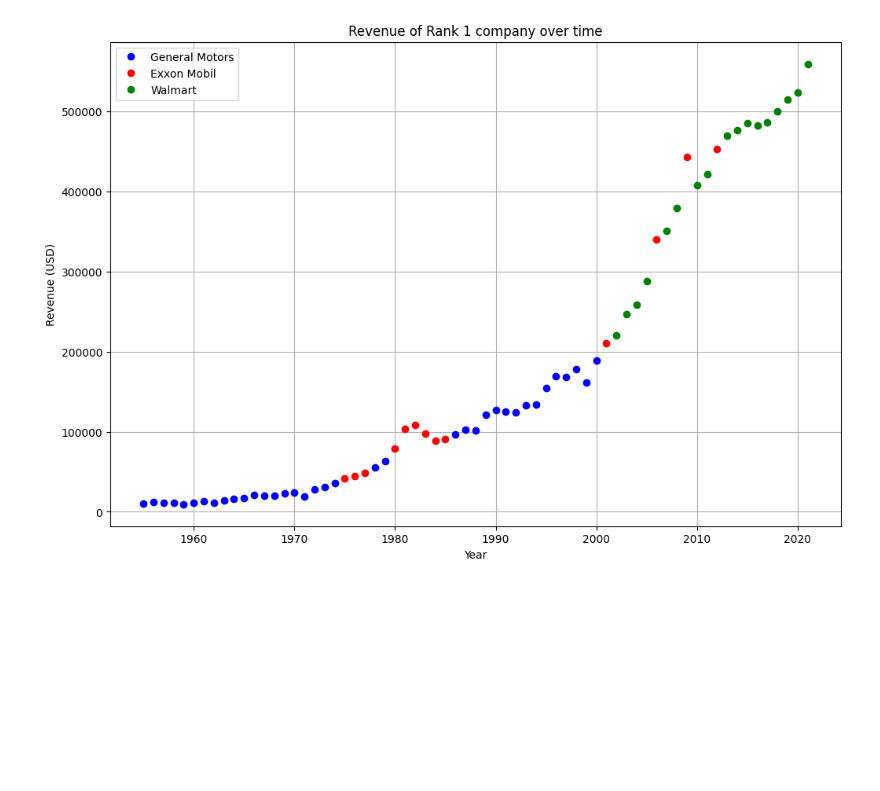
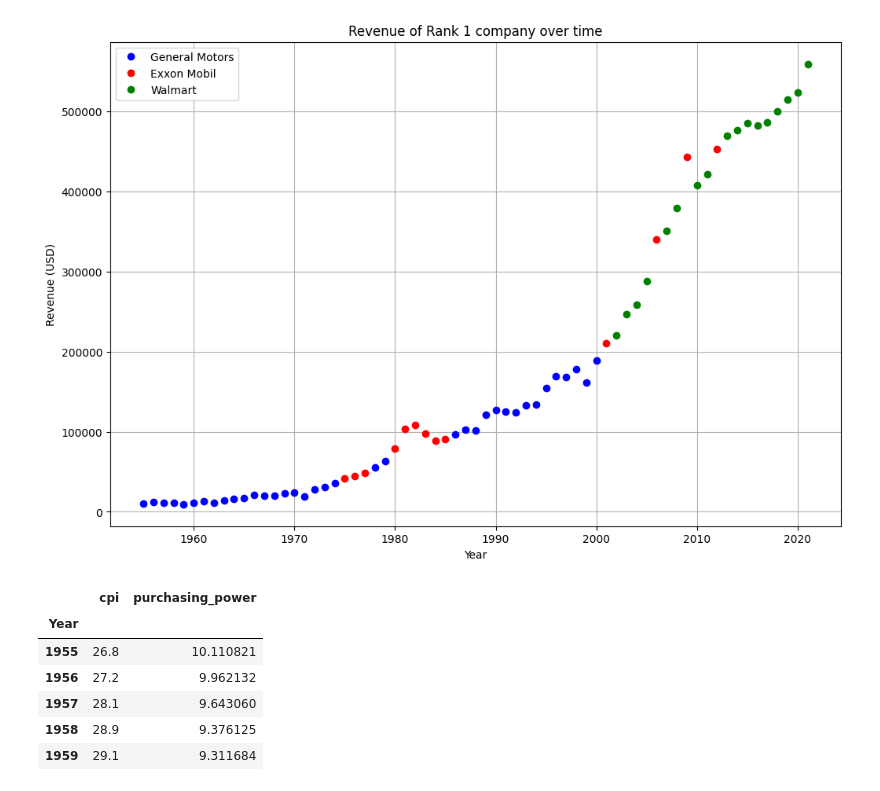
Before and after one commit to AdamSCohen/Fortune500History, a Jupyter notebook: main.ipynb, the cells around one changed output. Saved outputs shown, nothing was run; the diff lists cells and outputs as text; code cells hidden in the pictures; blank space fills up the shorter version.

Commit message:
read cpi data into main, change column name in cpi.csv

```diff
--- a/main.ipynb
+++ b/main.ipynb
@@ -139,3 +136,26 @@ plt.legend()
 plt.show()
 # %% [output]
 [figure]
+# %%
+# create cpi dataframe
+
+cpi = pd.read_csv("cpi.csv", index_col=0)
+
+''' Create a column to determine purchasing power in a given year relative to 2021, based on average consumer price index.
+The formula is: ([cpi of ending year]/[cpi of beginning year]) * price
+For example: cpi in 1955 = 26.8; cpi in 2021 = 270.970
+270.970/26.8 = 10.11; 10.11*$5 = $50.55
+So, $5 in 1955 has approximately the purchasing power of $50.55 in 2021
+Data acquired from the Department on Labor Satistics, link found in readme.md '''
+
+cpi["purchasing_power"] = cpi["cpi"].apply(lambda x: (270.970/x))
+# %%
+cpi.head()
+# %% [output]
+|  | cpi | purchasing_power |
+| Year |  |  |
+| 1955 | 26.8 | 10.110821 |
+| 1956 | 27.2 | 9.962132 |
+| 1957 | 28.1 | 9.643060 |
+| 1958 | 28.9 | 9.376125 |
+| 1959 | 29.1 | 9.311684 |
```
Also changed, not shown: parts of 2 cells of this notebook, 1 other file.
